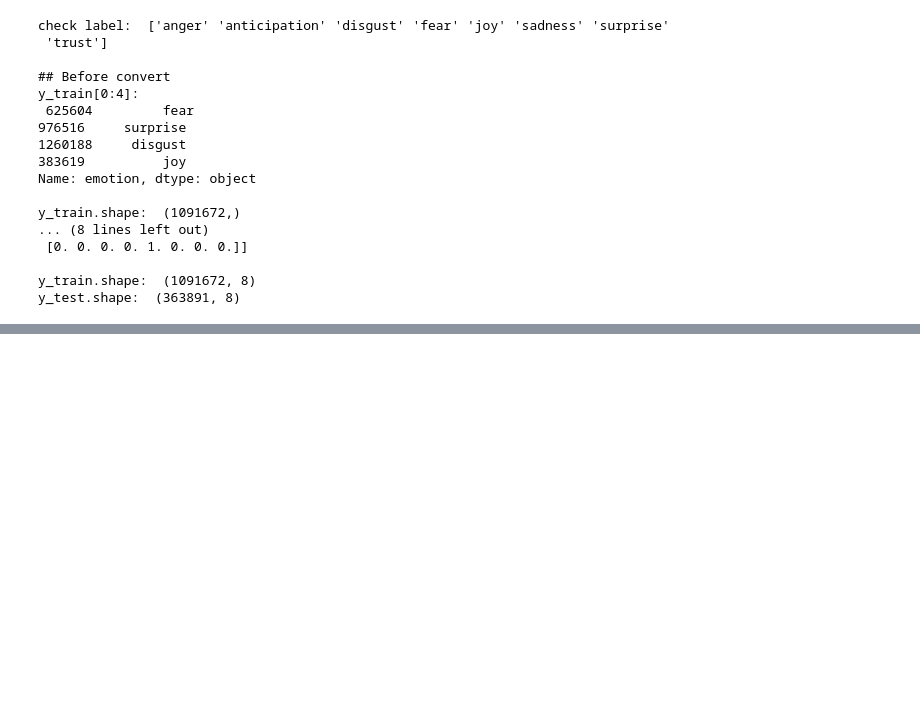
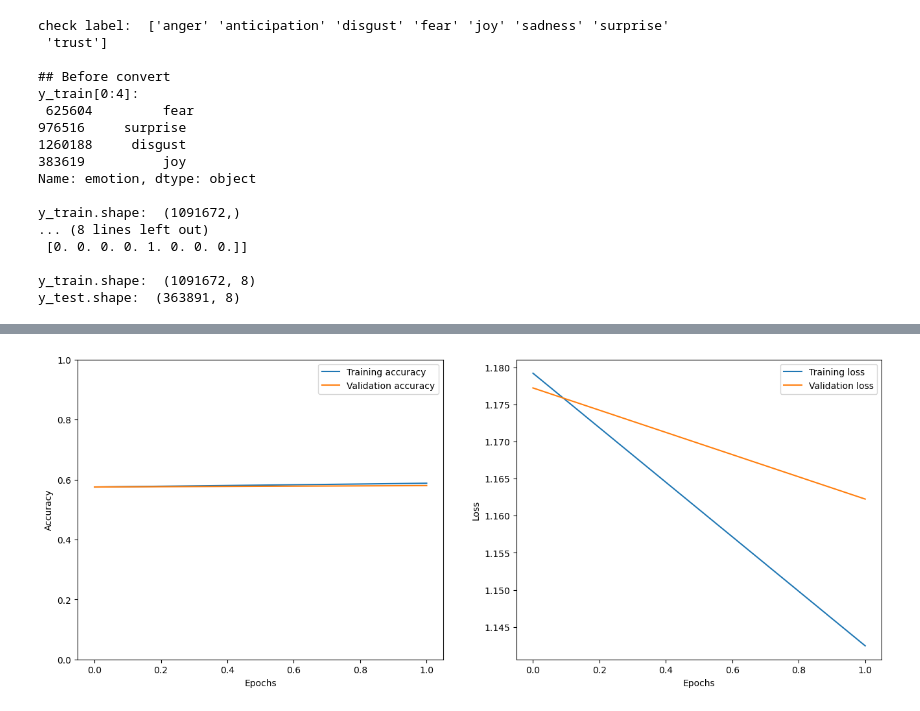
Before and after one commit to eric12345566/DM2022-Lab2-Homework, a Jupyter notebook: DM2022-Lab2-Homework.ipynb, the cells around one changed output, grey strips where cells are left out. Cells and saved outputs as stored; diff of their text form; code cells hidden in the pictures; blank space fills up the shorter version.

```diff
--- a/DM2022-Lab2-Homework.ipynb
+++ b/DM2022-Lab2-Homework.ipynb
@@ -207,21 +352,0 @@ Name: text, dtype: int64
-# %%
-%matplotlib inline
-import numpy as np
-import matplotlib.pyplot as plt
-
-# the histogram of the data
-labels = t_data['emotion'].unique()
-post_total = len(t_data)
-df1 = t_data.groupby(['emotion']).count()['text']
-df1 = df1.apply(lambda x: round(x*100/post_total,3))
-
-#plot
-fig, ax = plt.subplots(figsize=(5,3))
-plt.bar(df1.index,df1.values)
-
-#arrange
-plt.ylabel('% of instances')
-plt.xlabel('Emotion')
-plt.title('Emotion distribution')
-plt.grid(True)
-plt.show()
@@ -385,15 +465,15 @@ _________________________________________________________________
 # %%
 from keras.callbacks import CSVLogger, ModelCheckpoint
 
-csv_logger = CSVLogger('logs/training_log.csv')
-callbacks = [ModelCheckpoint(filepath='./model/model_{epoch}.h5', save_weights_only=True, verbose=1, save_best_only=True), csv_logger]
+csv_logger = CSVLogger('logs/training_log_2.csv')
+callbacks = [ModelCheckpoint(filepath='./model_2/model_2_{epoch}.h5', save_weights_only=True, verbose=1, save_best_only=True), csv_logger]
 
 
 h = model.fit(
     X_train, y_train,
     validation_data = (X_test, y_test),
     batch_size=128,
-    epochs=50,
+    epochs=20, # Overfitting when 50 epoch
     callbacks=callbacks,
 )
 # %% [output]
@@ -409,25 +485,27 @@ KeyboardInterrupt:
 # %%
 import matplotlib.pyplot as plt
 def show_history(h):
     epochs_trained = len(h.history['loss'])
     plt.figure(figsize=(16, 6))
 
     plt.subplot(1, 2, 1)
-    plt.plot(range(0, epochs_trained), h.history.get('accuracy'), label='Training')
-    plt.plot(range(0, epochs_trained), h.history.get('val_accuracy'), label='Validation')
+    plt.plot(range(0, epochs_trained), h.history.get('accuracy'), label='Training accuracy')
+    plt.plot(range(0, epochs_trained), h.history.get('val_accuracy'), label='Validation accuracy')
     plt.ylim([0., 1.])
     plt.xlabel('Epochs')
     plt.ylabel('Accuracy')
     plt.legend()
 
     plt.subplot(1, 2, 2)
-    plt.plot(range(0, epochs_trained), h.history.get('loss'), label='Training')
-    plt.plot(range(0, epochs_trained), h.history.get('val_loss'), label='Validation')
+    plt.plot(range(0, epochs_trained), h.history.get('loss'), label='Training loss')
+    plt.plot(range(0, epochs_trained), h.history.get('val_loss'), label='Validation loss')
     plt.xlabel('Epochs')
     plt.ylabel('Loss')
     plt.legend()
     plt.show()
 
 show_history(h)
+# %% [output]
+[figure, added]
 # %%
 eval = model.evaluate(X_test, y_test)
```
Also changed, not shown: parts of 107 cells of this notebook, 2 other files.
